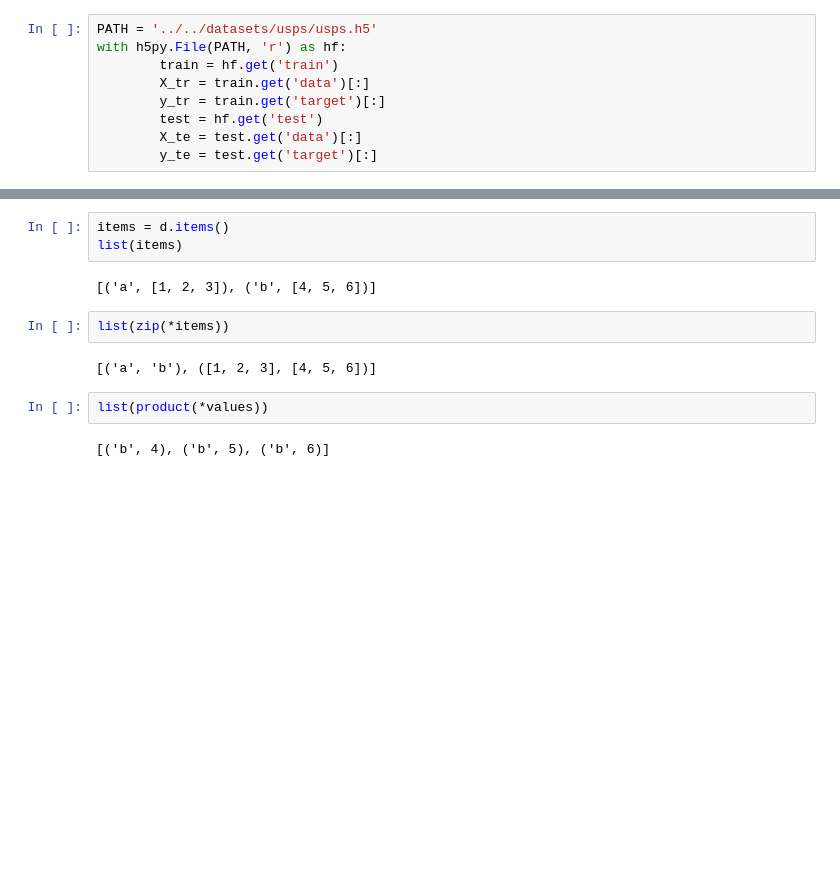
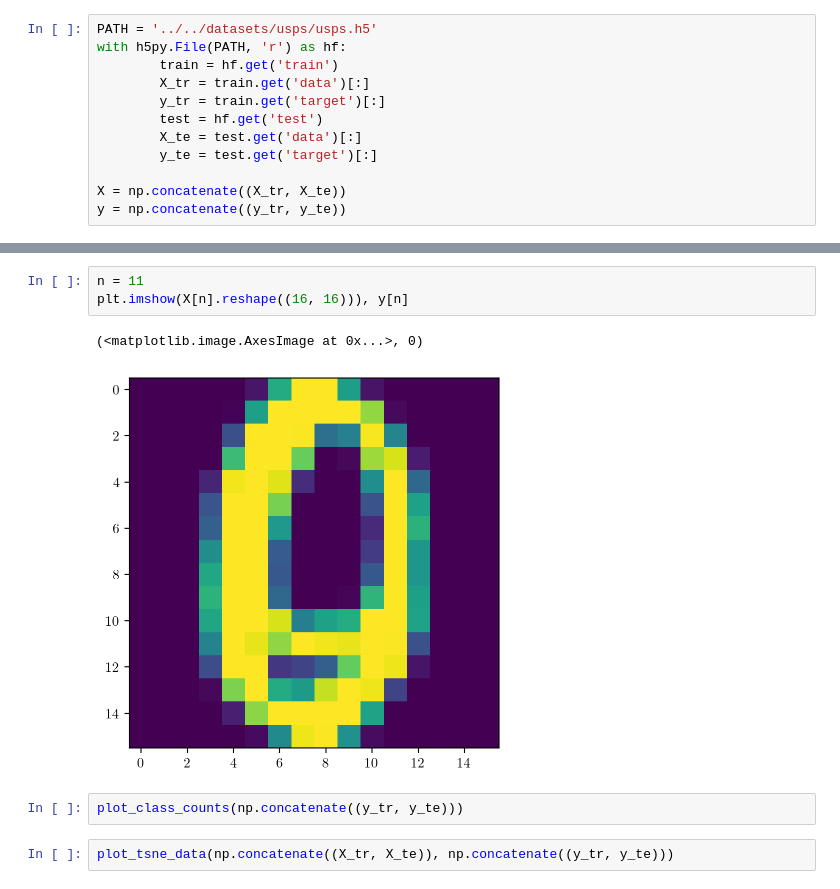
Before and after one commit to gabrielecerizza/smml, a Jupyter notebook: cv.ipynb, the cells around one changed output, grey strips where cells are left out. Cells and saved outputs as stored; diff of their text form; blank space fills up the shorter version.

```diff
--- a/cv.ipynb
+++ b/cv.ipynb
@@ -13,3 +20,6 @@ with h5py.File(PATH, 'r') as hf:
         test = hf.get('test')
         X_te = test.get('data')[:]
         y_te = test.get('target')[:]
+
+X = np.concatenate((X_tr, X_te))
+y = np.concatenate((y_tr, y_te))
@@ -81,13 +26,10 @@ tuple(d.items())
-# %%
-items = d.items()
-list(items)
-# %% [output]
-[('a', [1, 2, 3]), ('b', [4, 5, 6])]
-# %%
-list(zip(*items))
-# %% [output]
-[('a', 'b'), ([1, 2, 3], [4, 5, 6])]
-# %%
-list(product(*values))
-# %% [output]
-[('b', 4), ('b', 5), ('b', 6)]
+# %%
+n = 11
+plt.imshow(X[n].reshape((16, 16))), y[n]
+# %% [output]
+(<matplotlib.image.AxesImage at 0x...>, 0)
+[figure, added]
+# %%
+plot_class_counts(np.concatenate((y_tr, y_te)))
+# %%
+plot_tsne_data(np.concatenate((X_tr, X_te)), np.concatenate((y_tr, y_te)))
```
Also changed, not shown: parts of 10 cells of this notebook, 12 other files.
